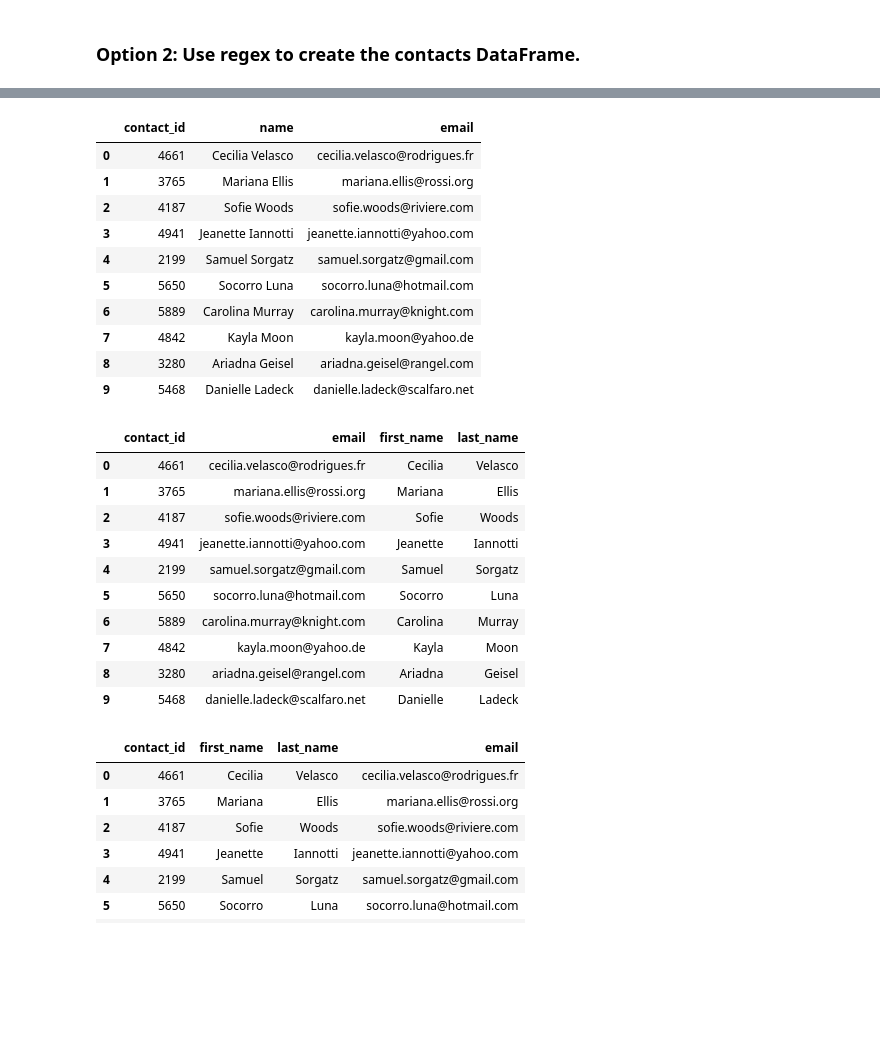
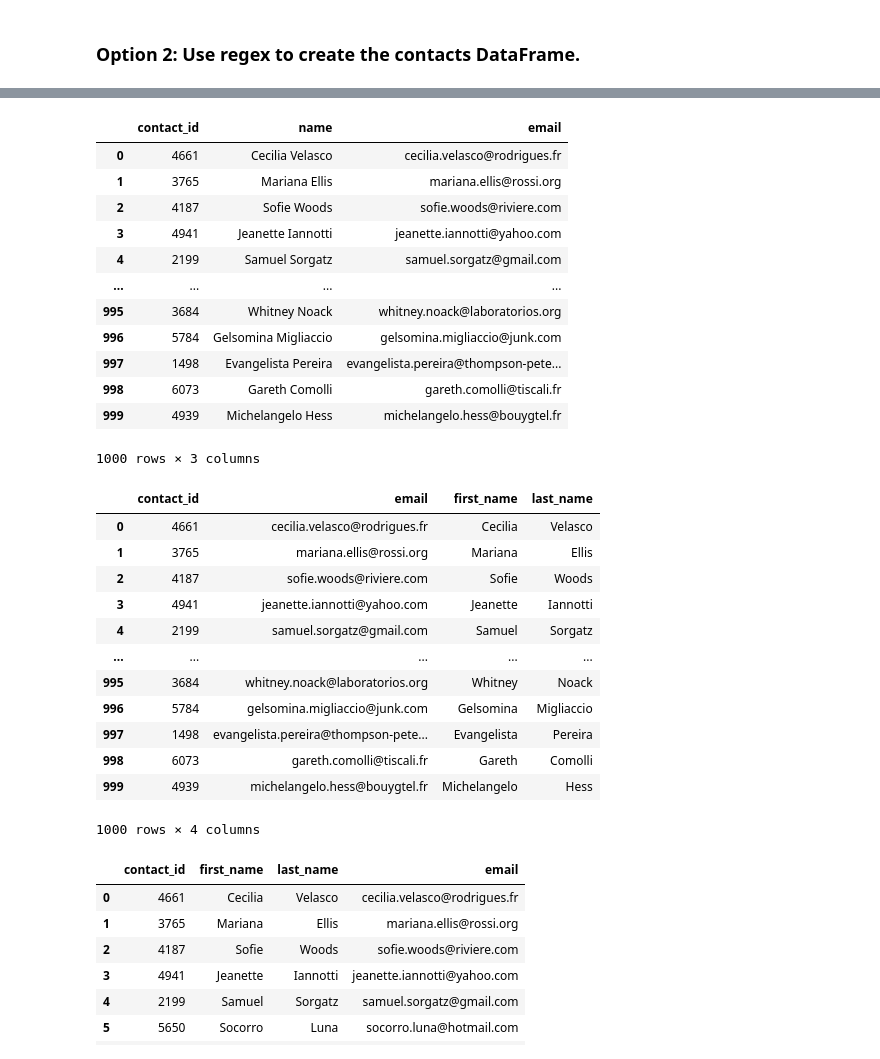
Before and after one commit to AhldenBrough/Crowdfunding_ETL, a Jupyter notebook: ETL_Mini_Project_ABrough.ipynb, the cells around one changed output, grey strips where cells are left out. Cells and saved outputs as stored; diff of their text form; code cells hidden in the pictures; blank space fills up the shorter version.

```diff
--- a/ETL_Mini_Project_ABrough.ipynb
+++ b/ETL_Mini_Project_ABrough.ipynb
@@ -487,2 +488,4 @@ contact_info_df_copy.head()
 # %%
 # Extract the four-digit contact ID number.
+p='(\d{4})'
+contact_info_df_regex["contact_id"] = contact_info_df_regex["contact_info"].str.extract(p)
@@ -507,3 +520,4 @@ dtypes: object(2)
 memory usage: 15.8+ KB
 # %%
 # Convert the "contact_id" column to an int64 data type.
+contact_info_df_regex["contact_id"] = contact_info_df_regex["contact_id"].astype("int64")
@@ -520,5 +524,8 @@ memory usage: 15.8+ KB
 # %%
 # Extract the name of the contact and add it to a new column.
+p='(\w+\s\w*)'
+contact_info_df_regex["name"] = contact_info_df_regex["contact_info"].str.extract(p)
+contact_info_df_regex
 # %% [output]
 |  | contact_info | contact_id | name |
 | 0 | {"contact_id": 4661, "name": "Cec... | 4661 | Cecilia Velasco |
@@ -534,5 +543,8 @@ memory usage: 15.8+ KB
 # %%
 # Extract the email from the contacts and add the values to a new column.
+p='(\w+\.\w+@.+\.\w+)'
+contact_info_df_regex["email"] = contact_info_df_regex["contact_info"].str.extract(p)
+contact_info_df_regex
 # %% [output]
 |  | contact_info | contact_id | name | email |
 | 0 | {"contact_id": 4661, "name": "Cec... | 4661 | Cecilia Velasco | cecilia.velasco@rodrigues.fr |
@@ -548,22 +576,30 @@ memory usage: 15.8+ KB
 # %%
 # Create a copy of the contact_info_df with the 'contact_id', 'name', 'email' columns.
+contact_info_cleaned = contact_info_df_regex[['contact_id', 'name', 'email']].copy()
+contact_info_cleaned
 # %% [output]
 |  | contact_id | name | email |
 | 0 | 4661 | Cecilia Velasco | cecilia.velasco@rodrigues.fr |
 | 1 | 3765 | Mariana Ellis | mariana.ellis@rossi.org |
 | 2 | 4187 | Sofie Woods | sofie.woods@riviere.com |
 | 3 | 4941 | Jeanette Iannotti | jeanette.iannotti@yahoo.com |
 | 4 | 2199 | Samuel Sorgatz | samuel.sorgatz@gmail.com |
-| 5 | 5650 | Socorro Luna | socorro.luna@hotmail.com |
-| 6 | 5889 | Carolina Murray | carolina.murray@knight.com |
-| 7 | 4842 | Kayla Moon | kayla.moon@yahoo.de |
-| 8 | 3280 | Ariadna Geisel | ariadna.geisel@rangel.com |
-| 9 | 5468 | Danielle Ladeck | danielle.ladeck@scalfaro.net |
+| ... | ... | ... | ... |
+| 995 | 3684 | Whitney Noack | whitney.noack@laboratorios.org |
+| 996 | 5784 | Gelsomina Migliaccio | gelsomina.migliaccio@junk.com |
+| 997 | 1498 | Evangelista Pereira | evangelista.pereira@thompson-pete... |
+| 998 | 6073 | Gareth Comolli | gareth.comolli@tiscali.fr |
+| 999 | 4939 | Michelangelo Hess | michelangelo.hess@bouygtel.fr |
+1000 rows × 3 columns
 # %%
 # Create a "first"name" and "last_name" column with the first and last names from the "name" column.
-
-
+p='(^\w+)'
+contact_info_cleaned["first_name"] = contact_info_cleaned["name"].str.extract(p)
+p='(\w+$)'
+contact_info_cleaned["last_name"] = contact_info_cleaned["name"].str.extract(p)
 # Drop the contact_name column
+contact_info_cleaned.drop('name', axis=1, inplace=True)
+contact_info_cleaned
 # %% [output]
 |  | contact_id | email | first_name | last_name |
 | 0 | 4661 | cecilia.velasco@rodrigues.fr | Cecilia | Velasco |
@@ -571,10 +607,12 @@ memory usage: 15.8+ KB
 | 2 | 4187 | sofie.woods@riviere.com | Sofie | Woods |
 | 3 | 4941 | jeanette.iannotti@yahoo.com | Jeanette | Iannotti |
 | 4 | 2199 | samuel.sorgatz@gmail.com | Samuel | Sorgatz |
-| 5 | 5650 | socorro.luna@hotmail.com | Socorro | Luna |
-| 6 | 5889 | carolina.murray@knight.com | Carolina | Murray |
-| 7 | 4842 | kayla.moon@yahoo.de | Kayla | Moon |
-| 8 | 3280 | ariadna.geisel@rangel.com | Ariadna | Geisel |
-| 9 | 5468 | danielle.ladeck@scalfaro.net | Danielle | Ladeck |
+| ... | ... | ... | ... | ... |
+| 995 | 3684 | whitney.noack@laboratorios.org | Whitney | Noack |
+| 996 | 5784 | gelsomina.migliaccio@junk.com | Gelsomina | Migliaccio |
+| 997 | 1498 | evangelista.pereira@thompson-pete... | Evangelista | Pereira |
+| 998 | 6073 | gareth.comolli@tiscali.fr | Gareth | Comolli |
+| 999 | 4939 | michelangelo.hess@bouygtel.fr | Michelangelo | Hess |
+1000 rows × 4 columns
 # %%
 # Reorder the columns
```
Also changed, not shown: parts of 12 cells of this notebook.
